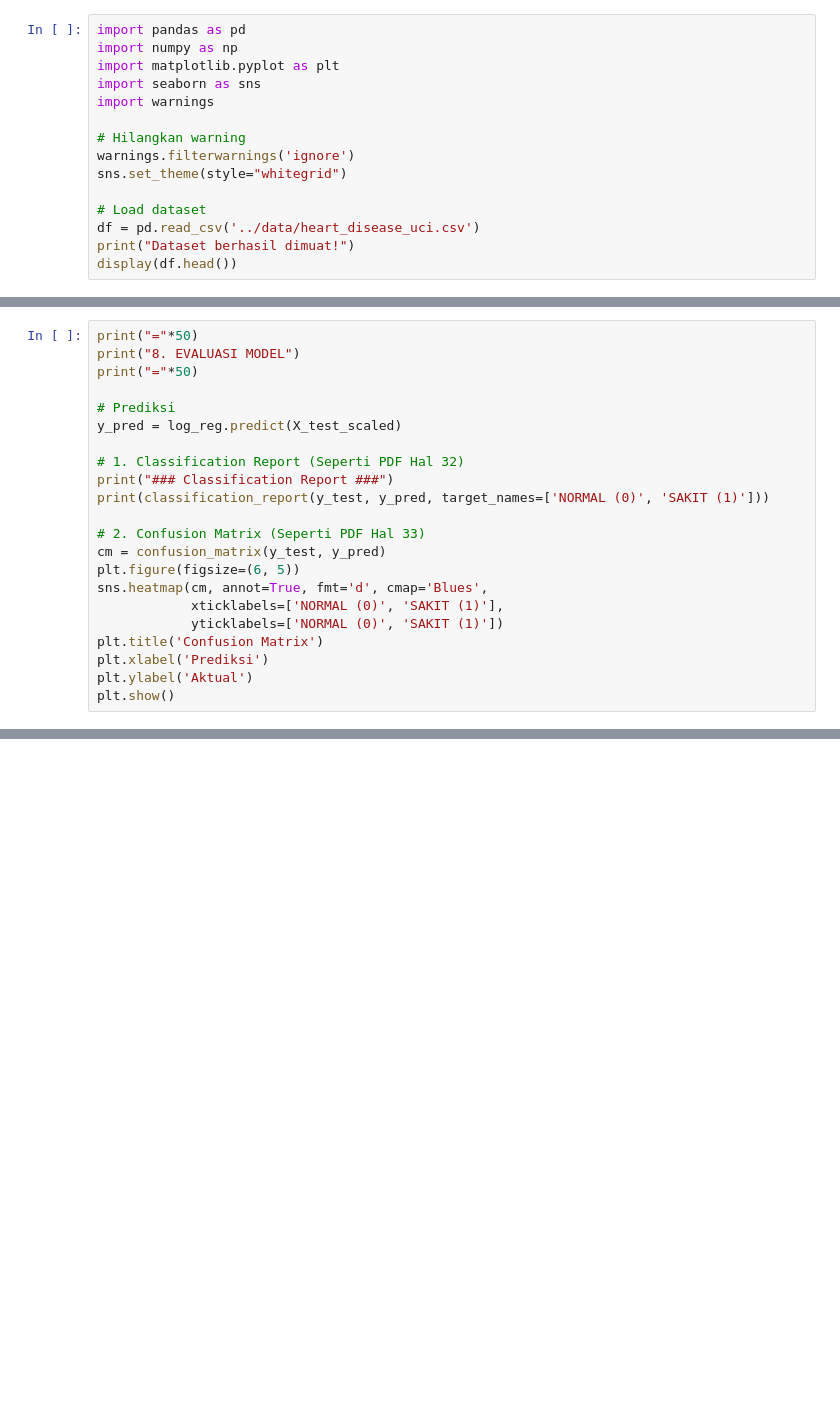
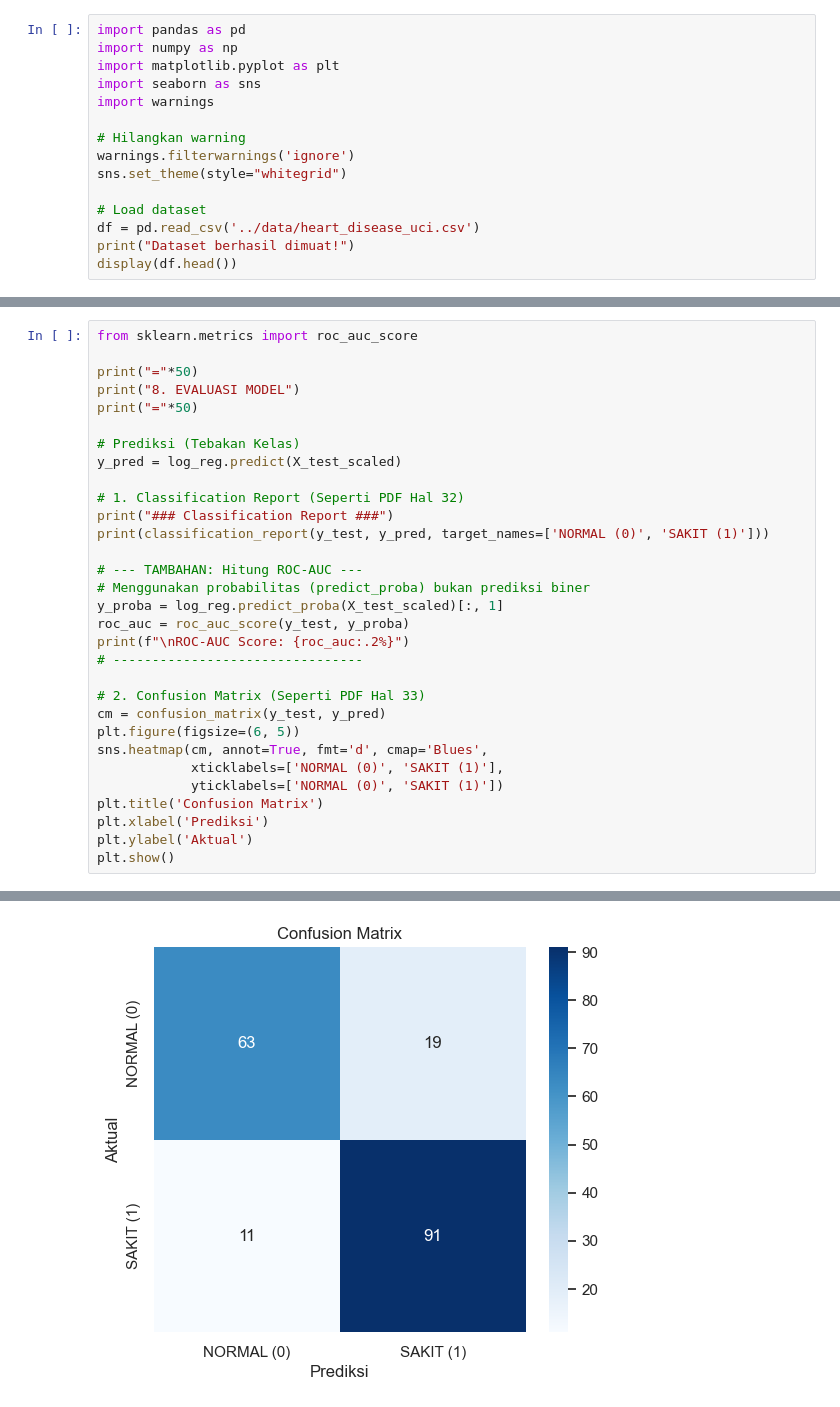
Before and after one commit to praja1904/heart-disease-ml, a Jupyter notebook: notebooks/EDA.ipynb, the cells around one changed output, grey strips where cells are left out. Cells and saved outputs as stored; diff of their text form; blank space fills up the shorter version.

```diff
--- a/notebooks/EDA.ipynb
+++ b/notebooks/EDA.ipynb
@@ -162,14 +262,23 @@ print("Pelatihan model Regresi Logistik selesai. Model siap dievaluasi.")
 # %%
+from sklearn.metrics import roc_auc_score
+
 print("="*50)
 print("8. EVALUASI MODEL")
 print("="*50)
 
-# Prediksi
+# Prediksi (Tebakan Kelas)
 y_pred = log_reg.predict(X_test_scaled)
 
 # 1. Classification Report (Seperti PDF Hal 32)
 print("### Classification Report ###")
 print(classification_report(y_test, y_pred, target_names=['NORMAL (0)', 'SAKIT (1)']))
+
+# --- TAMBAHAN: Hitung ROC-AUC ---
+# Menggunakan probabilitas (predict_proba) bukan prediksi biner
+y_proba = log_reg.predict_proba(X_test_scaled)[:, 1]
+roc_auc = roc_auc_score(y_test, y_proba)
+print(f"\nROC-AUC Score: {roc_auc:.2%}")
+# --------------------------------
 
 # 2. Confusion Matrix (Seperti PDF Hal 33)
 cm = confusion_matrix(y_test, y_pred)
@@ -181,3 +290,4 @@ plt.title('Confusion Matrix')
 plt.xlabel('Prediksi')
 plt.ylabel('Aktual')
 plt.show()
+# %% [output]
@@ -184,3 +306,4 @@ plt.show()
+[figure, added]
 # %%
 import joblib
 
```
Also changed, not shown: parts of 10 cells of this notebook, 1 other file.
